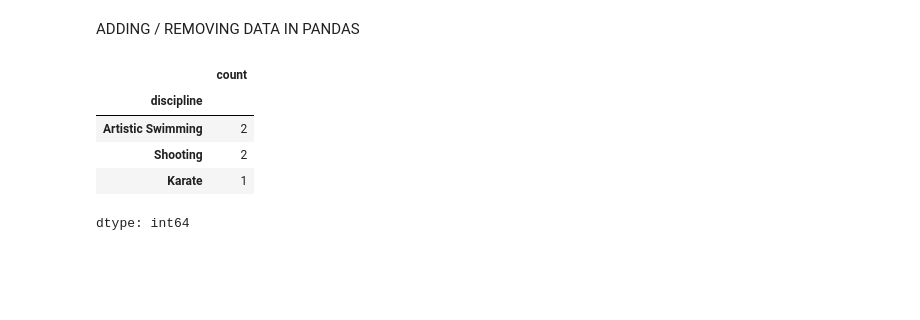
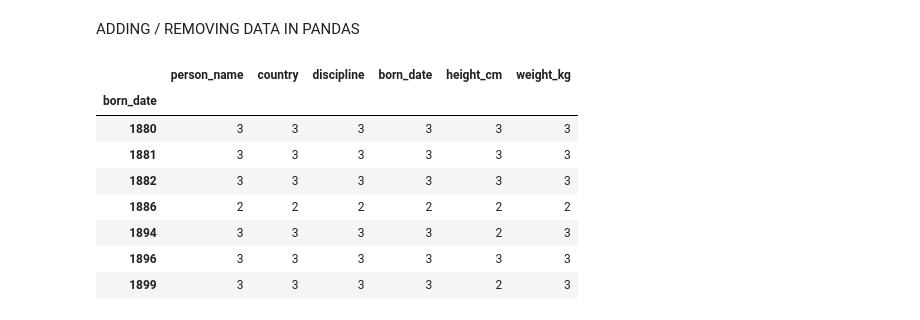
Before and after one commit to laitanawe/pandasds, a Jupyter notebook: workshops/pdseries02.ipynb, the cells around one changed output. Saved outputs shown, nothing was run; the diff lists cells and outputs as text; code cells hidden in the pictures; blank space fills up the shorter version.

```diff
--- a/workshops/pdseries02.ipynb
+++ b/workshops/pdseries02.ipynb
@@ -629,36 +629,64 @@ tokyo_data.head()
 tokyo_data.dropna(subset=['weight_kg'])
 tokyo_data.head()
 # Assign the resulting data frame to a new variable
 tokyo_nonan = tokyo_data.dropna(subset=['weight_kg'])
 tokyo_nonan.head()
 # You can also update it in memory
 tokyo_data = tokyo_data.dropna(subset=['weight_kg'], inplace=True)
 tokyo_data.head()
 
 # We can get those rows that have NaN in them:
 
 tokyo_data.loc[[2,3], 'height_cm'] = np.nan
 tokyo_data[tokyo_data['height_cm'].isna()]
 tokyo_data.head()
 
 # We can get those rows that don't have NaN in them:
 tokyo_data.loc[[2,3], 'height_cm'] = np.nan
 tokyo_data.head()
 tokyo_data[tokyo_data['height_cm'].notna()]
 
 
 # AGGREGATING DATA
 tokyo_data['country'].value_counts()
 
 # Get stats generally for athletes from Egypt
 tokyo_data[tokyo_data['country'] == 'Egypt'].value_counts()
+# Use Logical Operators to combine the conditions:
+tokyo_data[(tokyo_data['country'] == 'Egypt') & (tokyo_data['discipline'] == 'Artistic Swimming')].value_counts()
+tokyo_data[tokyo_data['country'] == 'Egypt'].value_counts().head(2)
+tokyo_data[tokyo_data['country'] == 'Egypt'].value_counts().tail(1)
 
 # Get stats on the discipline for Egyptian athletes
+
 tokyo_data[tokyo_data['country'] == 'Egypt']['discipline'].value_counts()
+
+# A useful Pandas function is .groupby
+# We can find the total weight_kg for Artistic Swimmers
+tokyo_data.groupby(['discipline'])['weight_kg'].sum()
+
+# Find the average weight of athletes
+tokyo_data.groupby(['discipline'])['weight_kg'].mean()
+
+tokyo_data.head()
+# agg() method allows you to apply a function or a list of function names
+# to be executed along one of the axis of the DataFrame
+tokyo_data.groupby(['discipline']).agg({'weight_kg':'sum', 'height_cm':'mean'})
+
+# Group by multiple things
+tokyo_data.groupby(['discipline', 'country']).agg({'weight_kg':'sum', 'height_cm':'mean'})
+
+# Convert born_date to datetime and count athletes in each born
+tokyo_data['born_date'] = pd.to_datetime(tokyo_data['born_date'])
+tokyo_data.info()
+tokyo_data.groupby(tokyo_data['born_date'].dt.year).count()
 # %% [output]
-|  | count |
-| discipline |  |
-| Artistic Swimming | 2 |
-| Shooting | 2 |
-| Karate | 1 |
+|  | person_name | country | discipline | born_date | height_cm | weight_kg |
+| born_date |  |  |  |  |  |  |
+| 1880 | 3 | 3 | 3 | 3 | 3 | 3 |
+| 1881 | 3 | 3 | 3 | 3 | 3 | 3 |
+| 1882 | 3 | 3 | 3 | 3 | 3 | 3 |
+| 1886 | 2 | 2 | 2 | 2 | 2 | 2 |
+| 1894 | 3 | 3 | 3 | 3 | 2 | 3 |
+| 1896 | 3 | 3 | 3 | 3 | 3 | 3 |
+| 1899 | 3 | 3 | 3 | 3 | 2 | 3 |
-dtype: int64
```
